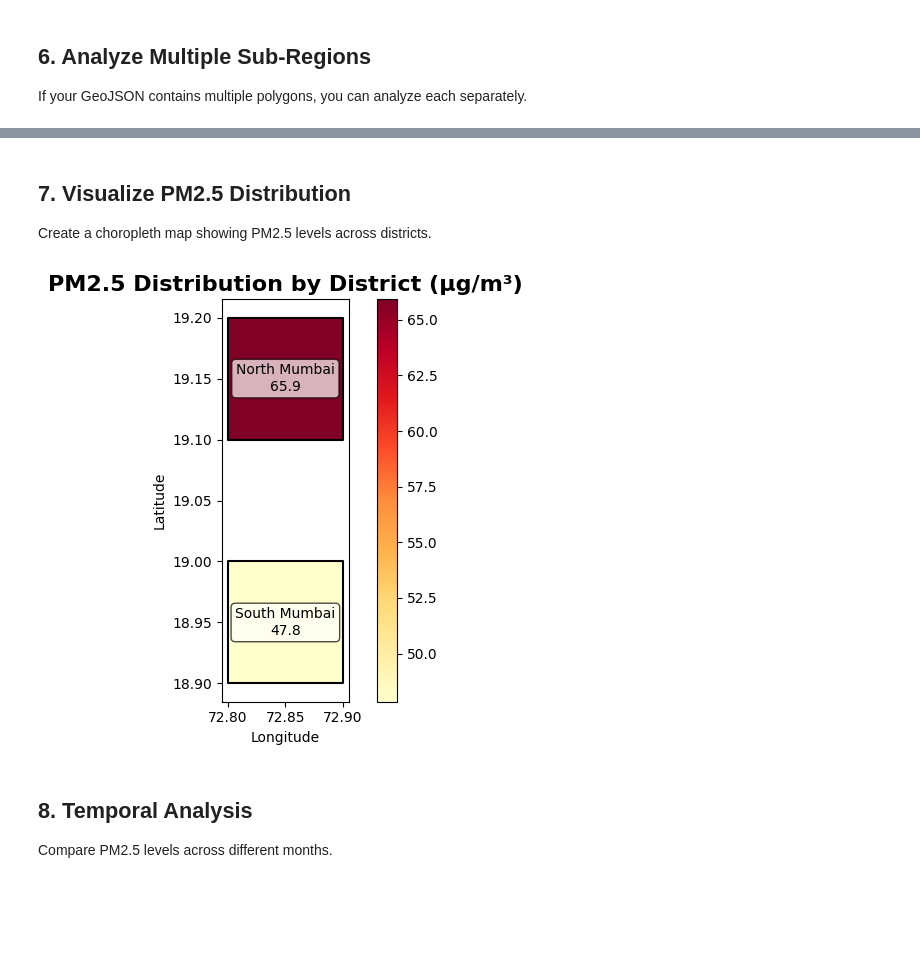
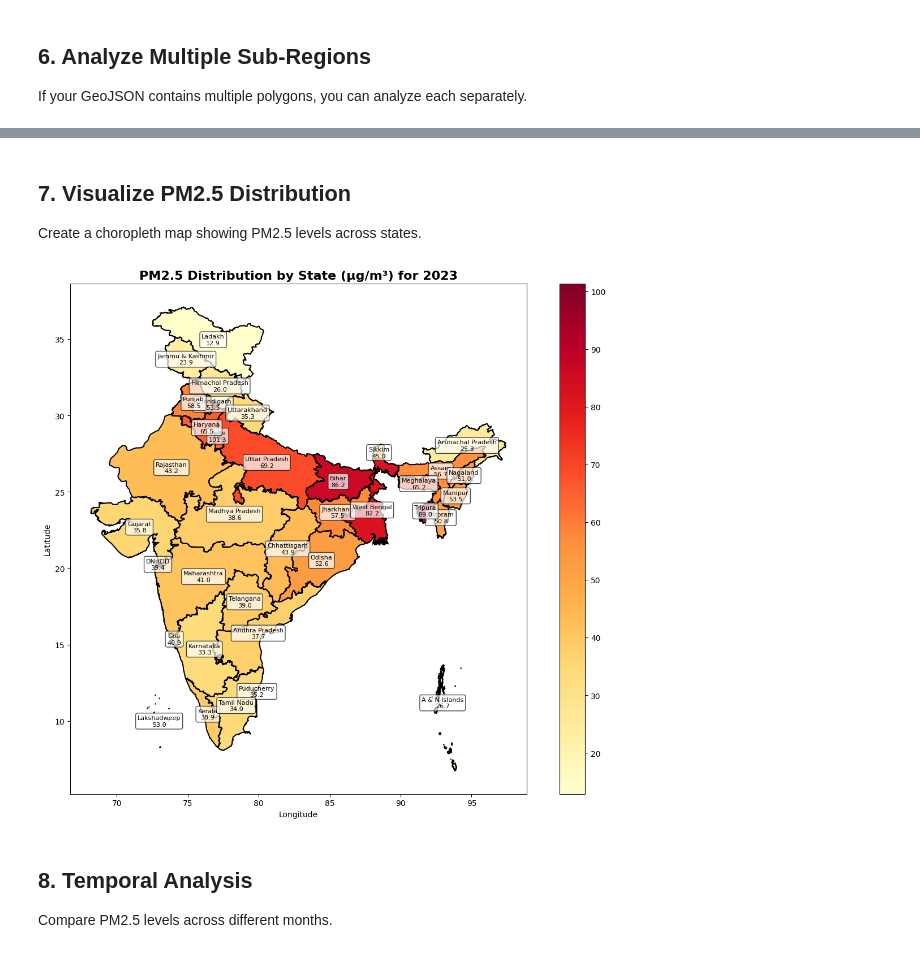
Before and after one commit to saketlab/vayuayan, a Jupyter notebook: docs/notebooks/04_pm25_regional_analysis.ipynb, the cells around one changed output, grey strips where cells are left out. Cells and saved outputs as stored; diff of their text form; code cells hidden in the pictures; blank space fills up the shorter version.

Commit message:
[Update] Changed dummy example with real Indian region data analysis for 2023 for PM2.5

```diff
--- a/docs/notebooks/04_pm25_regional_analysis.ipynb
+++ b/docs/notebooks/04_pm25_regional_analysis.ipynb
@@ -68,3 +34,11 @@ Sample GeoJSON created: mumbai_region.geojson
+# %%
+# Download and save the GeoJSON file for india states
+
+sample_geojson = gpd.read_file("https://gist.githubusercontent.com/JaggeryArray/fa31964eedb0c2da023c9485772f911a/raw/02c0644de34fbae9dbac2ba0496a00772a2c28cd/india_map_states.geojson")
+
+# Save to file
+geojson_file = "indian_states.geojson"
+sample_geojson.to_file(geojson_file, driver="GeoJSON")
 # %% [markdown]
 ## 4. Visualize the GeoJSON Region
 
@@ -100,7 +78,7 @@ Now let's fetch PM2.5 statistics for the entire region.
 # Get PM2.5 statistics for the region
 # Specify year and optionally month
 
-year = 2019
+year = 2023
 month = 2  # February (optional, leave as None for annual data)
 
 try:
@@ -197,19 +128,19 @@ Multi-region GeoJSON created: mumbai_districts.geojson
 # Get PM2.5 statistics for each polygon
 try:
     results = pm25_client.get_pm25_stats(
-        multi_geojson_file, year=2019, month=2, group_by="district_name"
+        geojson_file, year=2023, month=2, group_by="state_name"
     )
 
     # Convert to DataFrame for better visualization
     df_results = pd.DataFrame(results)
 
-    print("PM2.5 Statistics by District:")
-    print(df_results[["district_name", "mean", "std", "min", "max", "count"]])
+    print("PM2.5 Statistics by State:")
+    print(df_results[["state_name", "mean", "std", "min", "max", "count"]])
 
-    # Find district with highest pollution
-    worst_district = df_results.loc[df_results["mean"].idxmax()]
-    print(f"\nMost Polluted District: {worst_district['district_name']}")
-    print(f"Average PM2.5: {worst_district['mean']:.2f} μg/m³")
+    # Find state with highest pollution
+    worst_state = df_results.loc[df_results["mean"].idxmax()]
+    print(f"\nMost Polluted State: {worst_state['state_name']}")
+    print(f"Average PM2.5: {worst_state['mean']:.2f} μg/m³")
 
 except FileNotFoundError as e:
     print(f"Error: {e}")
@@ -226,55 +166,56 @@ Average PM2.5: 65.92 μg/m³
 # %% [markdown]
 ## 7. Visualize PM2.5 Distribution
 
-Create a choropleth map showing PM2.5 levels across districts.
+Create a choropleth map showing PM2.5 levels across states.
 # %%
 # Load the multi-region GeoJSON
-gdf_multi = gpd.read_file(multi_geojson_file)
+gdf_multi = gpd.read_file(geojson_file)
 
 # Merge with results if available
 try:
     # Merge PM2.5 data with geodataframe
     gdf_with_pm25 = gdf_multi.merge(
-        df_results[["district_name", "mean"]],
-        left_on="district_name",
-        right_on="district_name",
+        df_results[["state_name", "mean"]],
+        left_on="state_name",
+        right_on="state_name",
     )
 
     # Create choropleth map
-    fig, ax = plt.subplots(figsize=(6, 5))
+    fig, ax = plt.subplots(figsize=(12, 10))
     gdf_with_pm25.plot(
         column="mean",
         ax=ax,
         legend=True,
         cmap="YlOrRd",
         edgecolor="black",
         linewidth=1.5,
     )
 
     # Add district labels
     for idx, row in gdf_with_pm25.iterrows():
         centroid = row.geometry.centroid
         ax.text(
             centroid.x,
             centroid.y,
-            f"{row['district_name']}\n{row['mean']:.1f}",
+            f"{row['state_name']}\n{row['mean']:.1f}",
             ha="center",
             va="center",
+            fontsize=8,
             bbox=dict(boxstyle="round", facecolor="white", alpha=0.7),
         )
 
     ax.set_title(
-        "PM2.5 Distribution by District (μg/m³)", fontsize=16, fontweight="bold"
+        "PM2.5 Distribution by State (μg/m³) for 2023", fontsize=16, fontweight="bold"
     )
     ax.set_xlabel("Longitude")
     ax.set_ylabel("Latitude")
     plt.tight_layout()
     plt.show()
 
 except NameError:
     print("PM2.5 data not available. Run the previous cell first.")
 # %% [output]
-[figure, old version]
+[figure, new version]
 # %% [markdown]
 ## 8. Temporal Analysis
 
```
Also changed, not shown: parts of 10 cells of this notebook.
